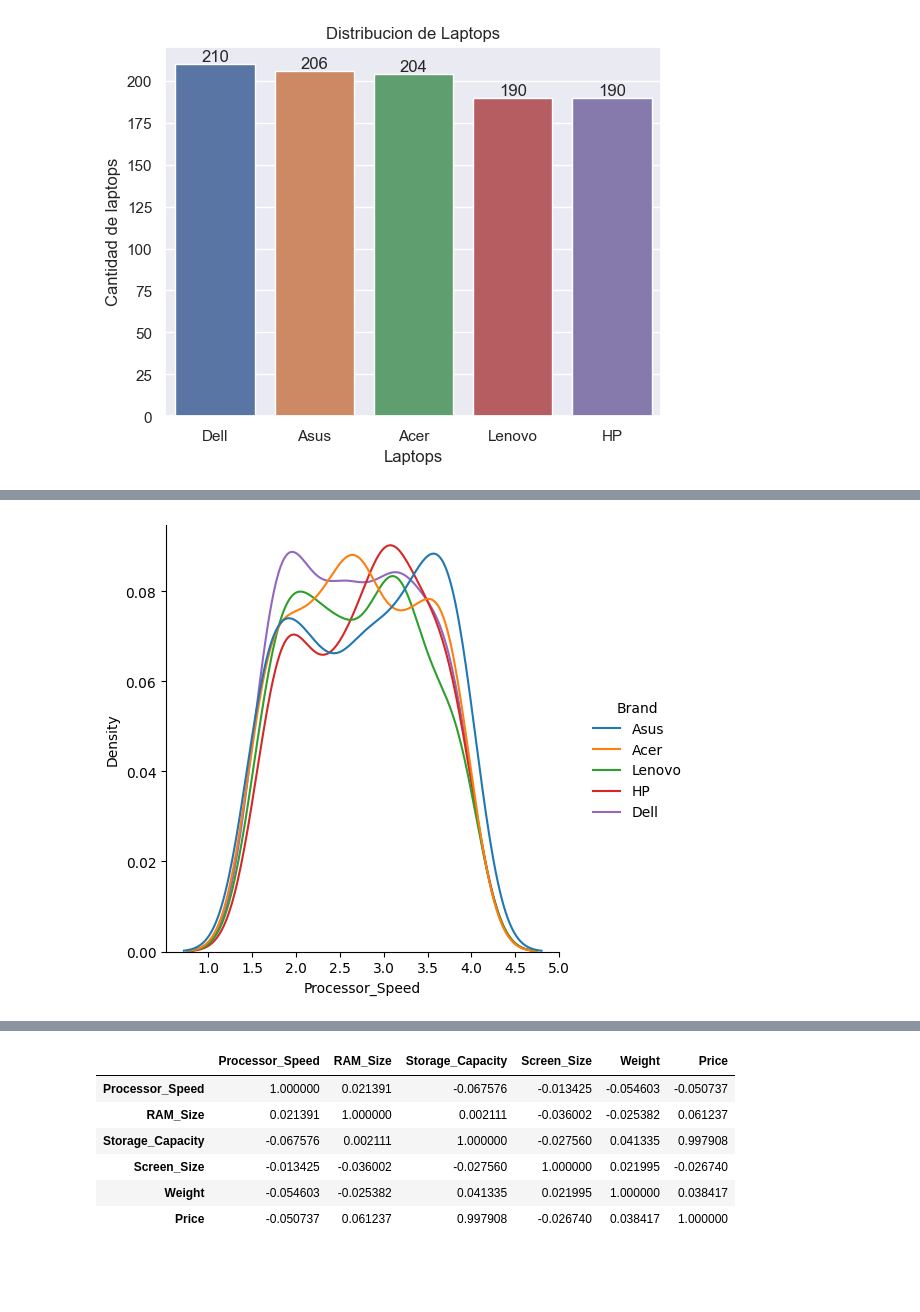
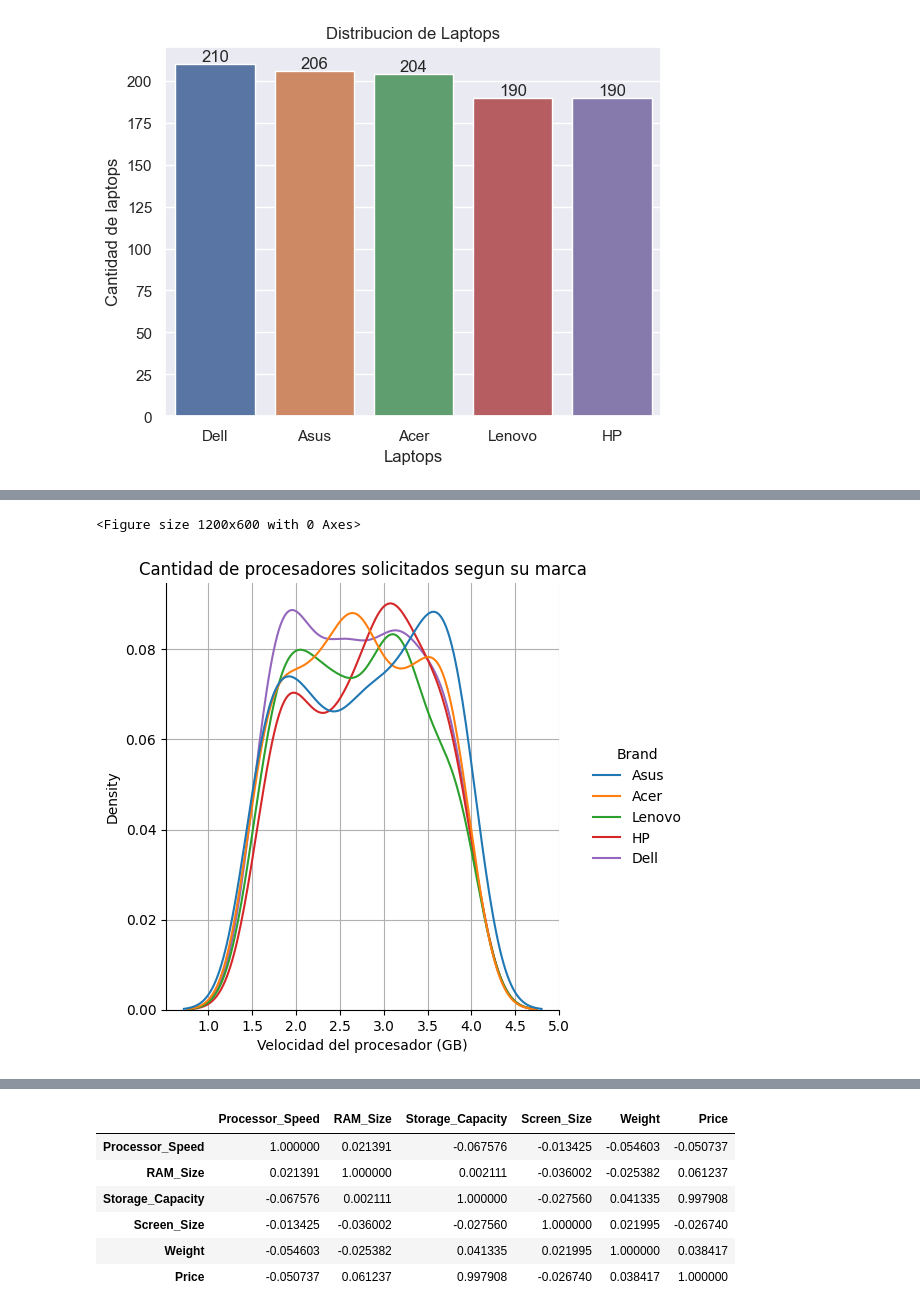
Before and after one commit to Isaac244/Proyecto_Machine_Learning, a Jupyter notebook: Proyecto-final.ipynb, the cells around one changed output, grey strips where cells are left out. Drawn from its saved outputs; the diff is of its cells as text; code cells hidden in the pictures; blank space fills up the shorter version.

```diff
--- a/Proyecto-final.ipynb
+++ b/Proyecto-final.ipynb
@@ -167,11 +239,14 @@ plt.show()
 # %%
 #GRAFICA DE PROCESADORES POR MARCA
 #sns.displot(data=data_nueva, x='Processor_Speed', hue='Brand', kind='kde',fill=True, col='Brand')
 sns.displot(data=data_nueva, x='Processor_Speed', hue='Brand', kind='kde')
-plt.xlabel('Velocidad del procesador')
+plt.title('Cantidad de procesadores solicitados segun su marca')
+plt.xlabel('Velocidad del procesador (GB)')
+plt.grid(True)
 plt.show()
 # %% [output]
+<Figure size 1200x600 with 0 Axes>
-[figure, old version]
+[figure, new version]
 # %%
 #GRAFICA DE TAMAÑO DE PANTALLA POR MARCA
 #sns.displot(data=data_nueva, x='Screen_Size', hue='Brand', kind='kde', fill=True, bw_adjust=1,col='Brand')
```
Also changed, not shown: parts of 14 cells of this notebook.
